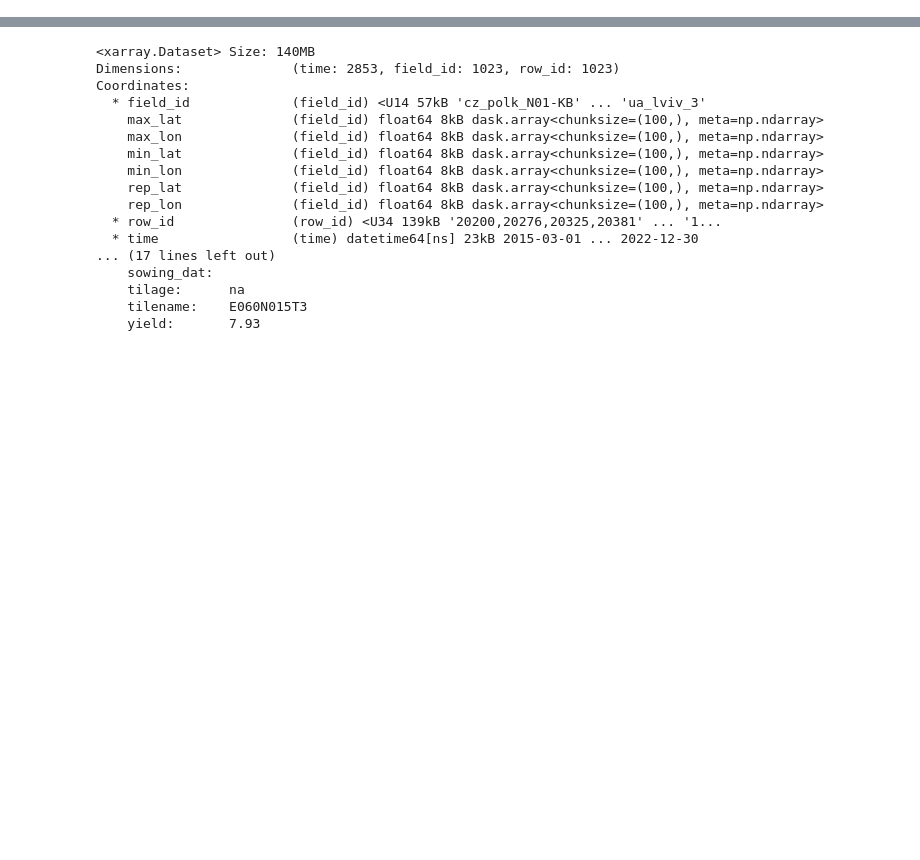
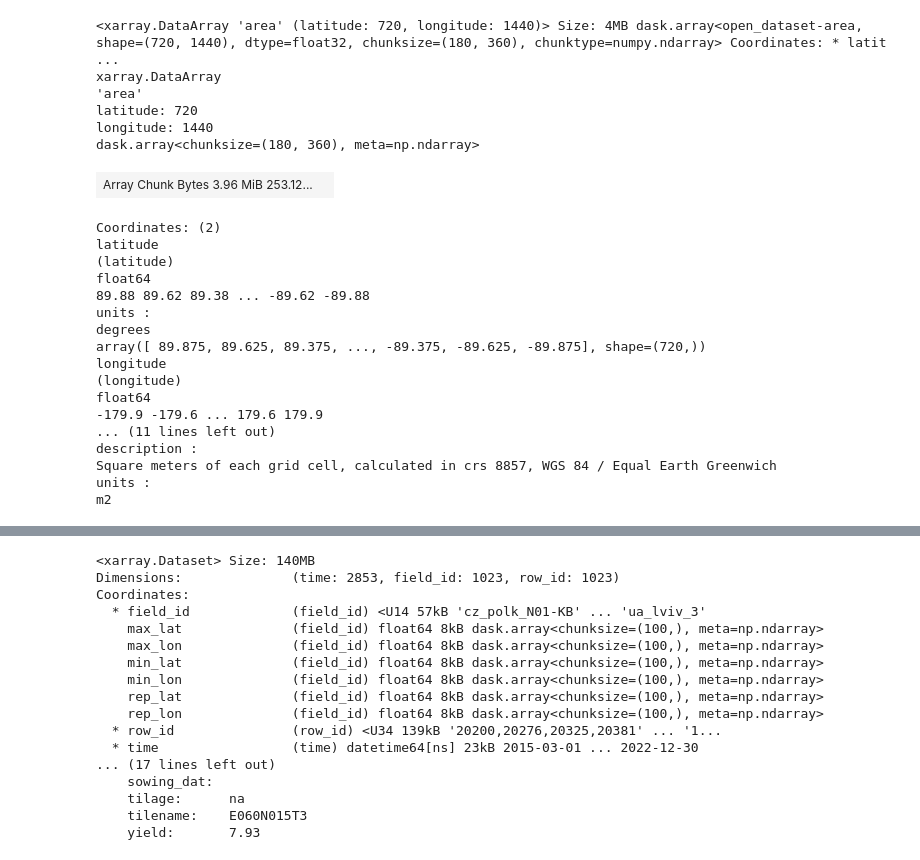
Before and after one commit to versioneer-tech/benchmarking, a Jupyter notebook: benchmark.ipynb, the cells around one changed output, grey strips where cells are left out. Cells and saved outputs as stored; diff of their text form; code cells hidden in the pictures; blank space fills up the shorter version.

```diff
--- a/benchmark.ipynb
+++ b/benchmark.ipynb
@@ -18,0 +70,40 @@ from concurrent.futures import ThreadPoolExecutor
+# %%
+import xarray as xr
+from sklearn.cluster import KMeans
+
+ds = xr.open_zarr("https://s3.waw4-1.cloudferro.com/EarthCODE/OSCAssets/seasfire/seasfire_v0.4.zarr", chunks={})
+
+feat = xr.concat([ds.cams_frpfire.isel(time=slice(-500, None)).mean("time"),
+                  ds.fwi_mean.isel(time=slice(-500, None)).mean("time")], dim="feature") \
+         .isel(latitude=slice(None, None, 4), longitude=slice(None, None, 4)) \
+         .stack(p=("latitude", "longitude")).transpose("p", "feature").fillna(0)
+
+labels = xr.DataArray(KMeans(4, n_init="auto").fit_predict(feat.compute().values),
+                      coords={"p": feat.p}, dims="p").unstack("p")
+# %%
+ds.area
+# %% [output]
+<xarray.DataArray 'area' (latitude: 720, longitude: 1440)> Size: 4MB dask.array<open_dataset-area, shape=(720, 1440), dtype=float32, chunksize=(180, 360), chunktype=numpy.ndarray> Coordinates: * latit ...
+xarray.DataArray
+'area'
+latitude: 720
+longitude: 1440
+dask.array<chunksize=(180, 360), meta=np.ndarray>
+| Array Chunk Bytes 3.96 MiB 253.12... |  |
+Coordinates: (2)
+latitude
+(latitude)
+float64
+89.88 89.62 89.38 ... -89.62 -89.88
+units :
+degrees
+array([ 89.875, 89.625, 89.375, ..., -89.375, -89.625, -89.875], shape=(720,))
+longitude
+(longitude)
+float64
+-179.9 -179.6 ... 179.6 179.9
+... (11 lines left out)
+description :
+Square meters of each grid cell, calculated in crs 8857, WGS 84 / Equal Earth Greenwich
+units :
+m2
```
Also changed, not shown: parts of 12 cells of this notebook, 4 other files.
